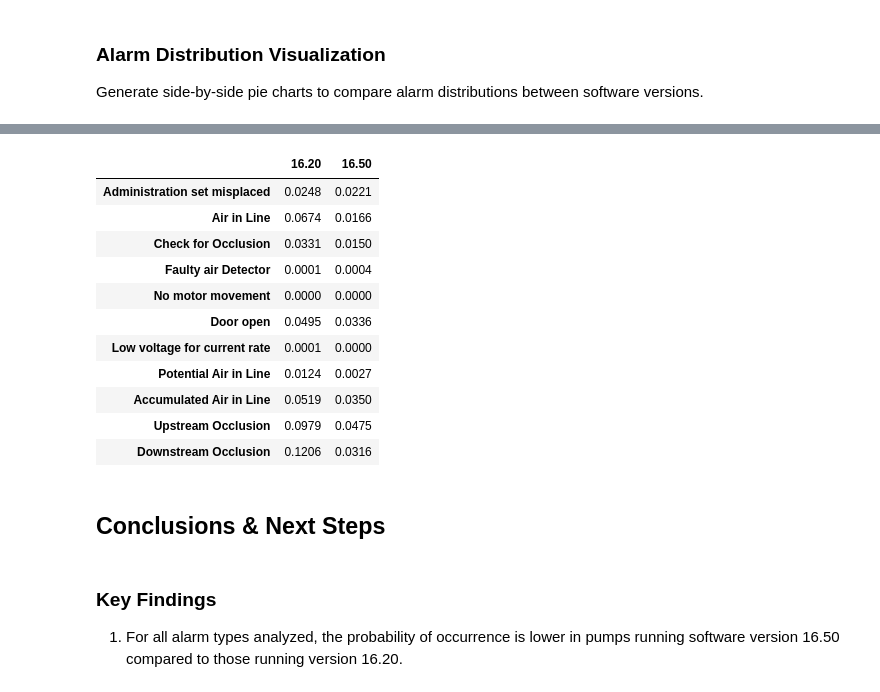
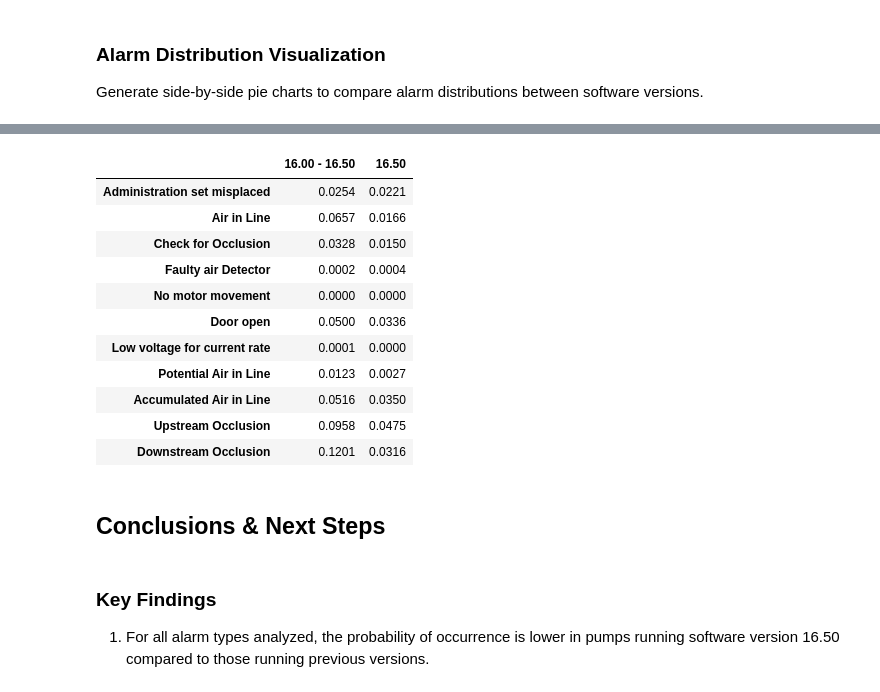
Before and after one commit to aviad-git/DataNotebooks, a Jupyter notebook: alarms_16.50_vs_prior_versions/alarms_16.50_vs_prior_versions.ipynb, the cells around one changed output, grey strips where cells are left out. Saved outputs shown, nothing was run; the diff lists cells and outputs as text; code cells hidden in the pictures.

```diff
--- a/alarms_16.50_vs_prior_versions/alarms_16.50_vs_prior_versions.ipynb
+++ b/alarms_16.50_vs_prior_versions/alarms_16.50_vs_prior_versions.ipynb
@@ -148,7 +148,7 @@ plot_df = df.copy()  # for debugging
 plot_df['SW version'] = 'Undetermined'
 plot_df['serial_number'] = df['serial_number']
 plot_df['week'] = df['startTime'].dt.to_period('W').apply(lambda r: r.start_time)
-plot_df.loc[df_20_idx, 'SW version'] = '16.20'
+plot_df.loc[df_before_50_idx, 'SW version'] = '16.00 - 16.50'
 plot_df.loc[df_50_idx, 'SW version'] = '16.50'
 
 # Group by week and SW version, count treatments (rows)
@@ -279,38 +279,6 @@ alarms_df.head()
 | 6 | 0 | 0 | 0 | 0 | 0 | 0 | 0 | 0 | 0 | 0 | ... |
 | 7 | 0 | 0 | 0 | 0 | 0 | 0 | 0 | 0 | 0 | 0 | ... |
 | 8 | 0 | 0 | 0 | 0 | 0 | 0 | 0 | 0 | 0 | 0 | ... |
-# %%
-    version_alarms = alarms_df[alarms_df['version'] == version].drop('version', axis=1)
-    alarm_counts = version_alarms.sum().reindex(all_alarm_codes, fill_value=0)
-    n_treatments = version_alarms.shape[0]
-    alarm_probs = (version_alarms > 0).sum(axis=0) / n_treatments
-    # Store results for DataFrame
-    for alarm in alarm_counts.index:
-        results.append({
-            'alarm_code': alarm,
-            'version': version,
-            'absolute_count': alarm_counts[alarm],
-            'probability': alarm_probs.get(alarm, 0)
-        })
-    labels = [f"{code_lookup_table.get(alarm, alarm)}\n{count} ({count / alarm_counts.sum() * 100:.1f}%)" for alarm, count in zip(alarm_counts.index, alarm_counts.values)]
-    axes[i].pie(alarm_counts, labels=labels, autopct=None, startangle=90, colors=[color_map[alarm] for alarm in alarm_counts.index])
-    axes[i].set_title(f"Alarm Distribution for SW Version {version}")
-
-
-prob_df = prob_df.sort_values(by=['16.20', '16.50'], ascending=False)
-
-fig, ax = plt.subplots(figsize=(14, 6))
-width = 0.35
-x = np.arange(len(prob_df.index))
-ax.bar(x - width/2, prob_df['16.20'], width, label='16.20', color='tab:blue')
-ax.bar(x + width/2, prob_df['16.50'], width, label='16.50', color='tab:orange')
-ax.set_xticks(x)
-ax.set_xticklabels([code_lookup_table[x] for x in prob_df.index], rotation=45, ha='right')
-ax.set_ylabel('Probability of Alarm per Treatment')
-ax.set_title('Probability of Each Alarm by Software Version')
-ax.legend()
-plt.tight_layout()
-plt.show()
 # %%
 # Create DataFrame from results and unstack by version
 results_df = pd.DataFrame(results)
@@ -344,7 +312,7 @@ Compare the probability of each alarm type between software versions 16.20 and 1
 # %%
 # Calculate alarm probabilities for each version
 alarm_probs = []
-for version in ['16.20', '16.50']:
+for version in ['16.00 - 16.50', '16.50']:
     version_alarms = alarms_df[alarms_df['version'] == version].drop('version', axis=1)
     n_treatments = version_alarms.shape[0]
     # For each alarm, count number of treatments where it appears at least once
@@ -356,17 +324,17 @@ alarm_probs_df = alarm_probs_df.sort_index()
 # Bar plot: probability of each alarm by version
 # Probability = number of treatments with that alarm / total treatments for that version
 prob_df = pd.DataFrame(index=alarms_df.columns.drop('version'))
-for version in ['16.20', '16.50']:
+for version in ['16.00 - 16.50', '16.50']:
     version_alarms = alarms_df[alarms_df['version'] == version].drop('version', axis=1)
     # A treatment is counted as having an alarm if it appears at least once
     prob_df[version] = (version_alarms > 0).sum(axis=0) / version_alarms.shape[0]
 
-prob_df = prob_df.sort_values(by=['16.20', '16.50'], ascending=False)
+prob_df = prob_df.sort_values(by=['16.00 - 16.50', '16.50'], ascending=False)
 
 fig, ax = plt.subplots(figsize=(14, 6))
 width = 0.35
 x = np.arange(len(prob_df.index))
-ax.bar(x - width/2, prob_df['16.20'], width, label='16.20', color='tab:blue')
+ax.bar(x - width/2, prob_df['16.00 - 16.50'], width, label='16.00 - 16.50', color='tab:blue')
 ax.bar(x + width/2, prob_df['16.50'], width, label='16.50', color='tab:orange')
 ax.set_xticks(x)
 ax.set_xticklabels([code_lookup_table[x] for x in prob_df.index], rotation=45, ha='right')
@@ -380,25 +348,25 @@ plt.show()
 # %%
 display_alarms = alarm_probs_df.copy()
 display_alarms.index = [code_lookup_table[x] for x in alarm_probs_df.index]
-display_alarms['16.20'] = display_alarms['16.20'].apply(lambda x: f"{x:.4f}")
+display_alarms['16.00 - 16.50'] = display_alarms['16.00 - 16.50'].apply(lambda x: f"{x:.4f}")
 display_alarms['16.50'] = display_alarms['16.50'].apply(lambda x: f"{x:.4f}")
 display(display_alarms)
 # %% [output]
-|  | 16.20 | 16.50 |
-| Administration set misplaced | 0.0248 | 0.0221 |
-| Air in Line | 0.0674 | 0.0166 |
-| Check for Occlusion | 0.0331 | 0.0150 |
-| Faulty air Detector | 0.0001 | 0.0004 |
+|  | 16.00 - 16.50 | 16.50 |
+| Administration set misplaced | 0.0254 | 0.0221 |
+| Air in Line | 0.0657 | 0.0166 |
+| Check for Occlusion | 0.0328 | 0.0150 |
+| Faulty air Detector | 0.0002 | 0.0004 |
 | No motor movement | 0.0000 | 0.0000 |
-| Door open | 0.0495 | 0.0336 |
+| Door open | 0.0500 | 0.0336 |
 | Low voltage for current rate | 0.0001 | 0.0000 |
-| Potential Air in Line | 0.0124 | 0.0027 |
-| Accumulated Air in Line | 0.0519 | 0.0350 |
-| Upstream Occlusion | 0.0979 | 0.0475 |
-| Downstream Occlusion | 0.1206 | 0.0316 |
+| Potential Air in Line | 0.0123 | 0.0027 |
+| Accumulated Air in Line | 0.0516 | 0.0350 |
+| Upstream Occlusion | 0.0958 | 0.0475 |
+| Downstream Occlusion | 0.1201 | 0.0316 |
 # %% [markdown]
 ## Conclusions & Next Steps
 # %% [markdown]
 ### Key Findings
 
-1. For all alarm types analyzed, the probability of occurrence is lower in pumps running software version 16.50 compared to those running version 16.20.
+1. For all alarm types analyzed, the probability of occurrence is lower in pumps running software version 16.50 compared to those running previous versions.
```
Also changed, not shown: parts of 9 cells of this notebook.
